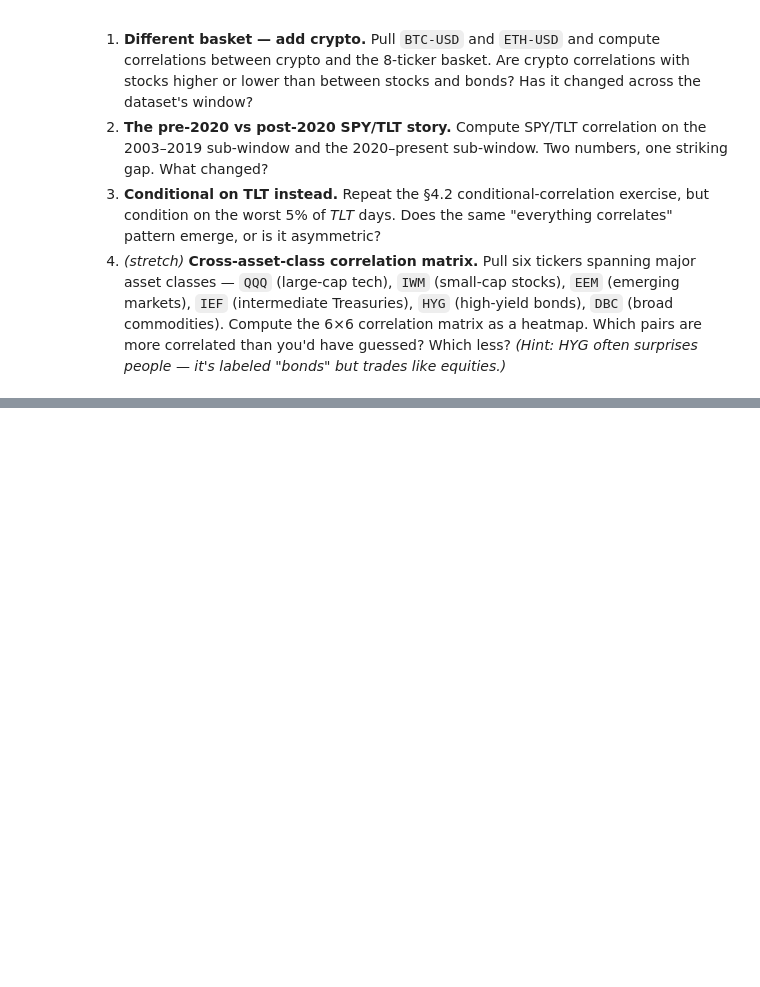
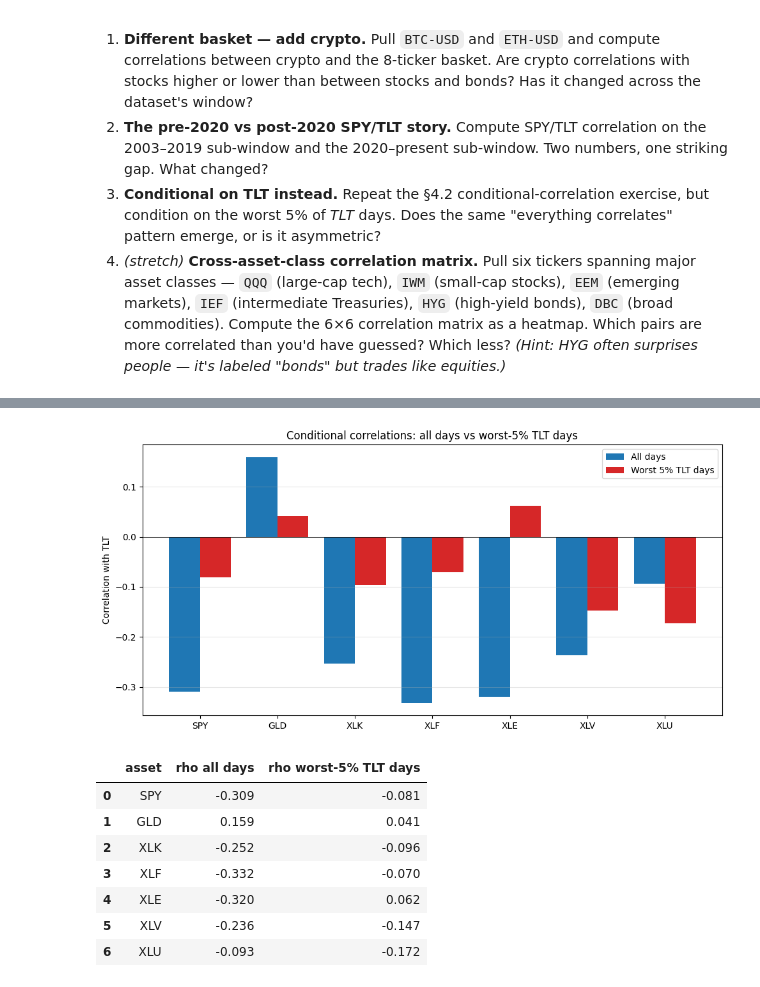
Before and after one commit to MichaelHelmers/quantitative-analysis, a Jupyter notebook: 03-correlation/lesson.ipynb, the cells around one changed output, grey strips where cells are left out. Saved outputs shown, nothing was run; the diff lists cells and outputs as text; code cells hidden in the pictures; blank space fills up the shorter version.

```diff
--- a/03-correlation/lesson.ipynb
+++ b/03-correlation/lesson.ipynb
@@ -619,0 +691,38 @@ Try these in fresh cells below. Copy any code cell above as a starting point.
+# %%
+worst_5pct_threshold_tlt = log_returns["TLT"].quantile(0.05)
+worst_days_tlt = log_returns["TLT"] <= worst_5pct_threshold_tlt
+
+others = [t for t in tickers if t != "TLT"]
+rows = []
+for t in others:
+    rho_all   = log_returns["TLT"].corr(log_returns[t])
+    rho_worst = log_returns.loc[worst_days_tlt, "TLT"].corr(log_returns.loc[worst_days_tlt, t])
+    rows.append({"asset": t, "rho all days": rho_all, "rho worst-5% TLT days": rho_worst})
+
+cond = pd.DataFrame(rows)
+
+fig, ax = plt.subplots(figsize=(10, 5))
+x = np.arange(len(cond))
+width = 0.4
+ax.bar(x - width/2, cond["rho all days"],          width, label="All days",          color="tab:blue")
+ax.bar(x + width/2, cond["rho worst-5% TLT days"], width, label="Worst 5% TLT days", color="tab:red")
+ax.axhline(0, color="black", lw=0.5)
+ax.set_xticks(x)
+ax.set_xticklabels(cond["asset"])
+ax.set_ylabel("Correlation with TLT")
+ax.set_title("Conditional correlations: all days vs worst-5% TLT days")
+ax.legend()
+ax.grid(alpha=0.3, axis="y")
+plt.tight_layout()
+plt.show()
+cond.round(3)
+# %% [output]
+[figure, added]
+|  | asset | rho all days | rho worst-5% TLT days |
+| 0 | SPY | -0.309 | -0.081 |
+| 1 | GLD | 0.159 | 0.041 |
+| 2 | XLK | -0.252 | -0.096 |
+| 3 | XLF | -0.332 | -0.070 |
+| 4 | XLE | -0.320 | 0.062 |
+| 5 | XLV | -0.236 | -0.147 |
+| 6 | XLU | -0.093 | -0.172 |
```
Also changed, not shown: parts of 13 cells of this notebook.
